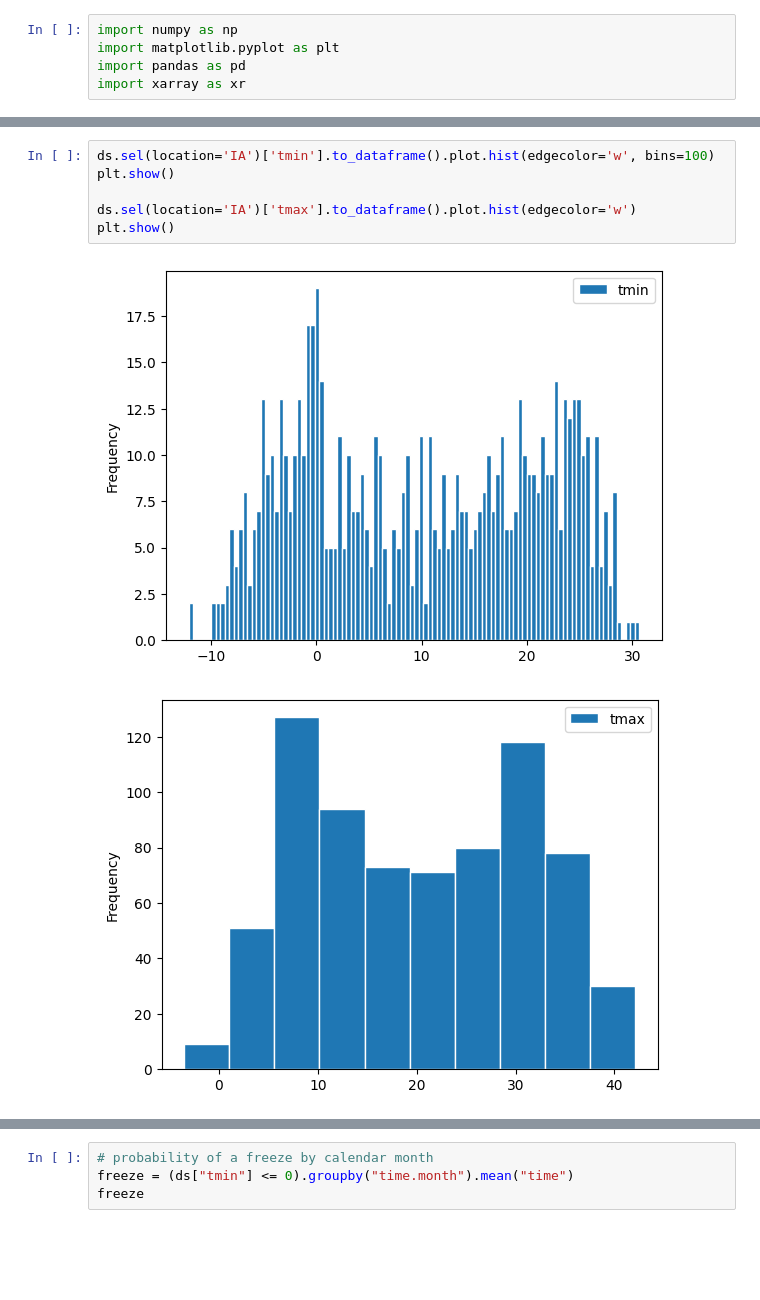
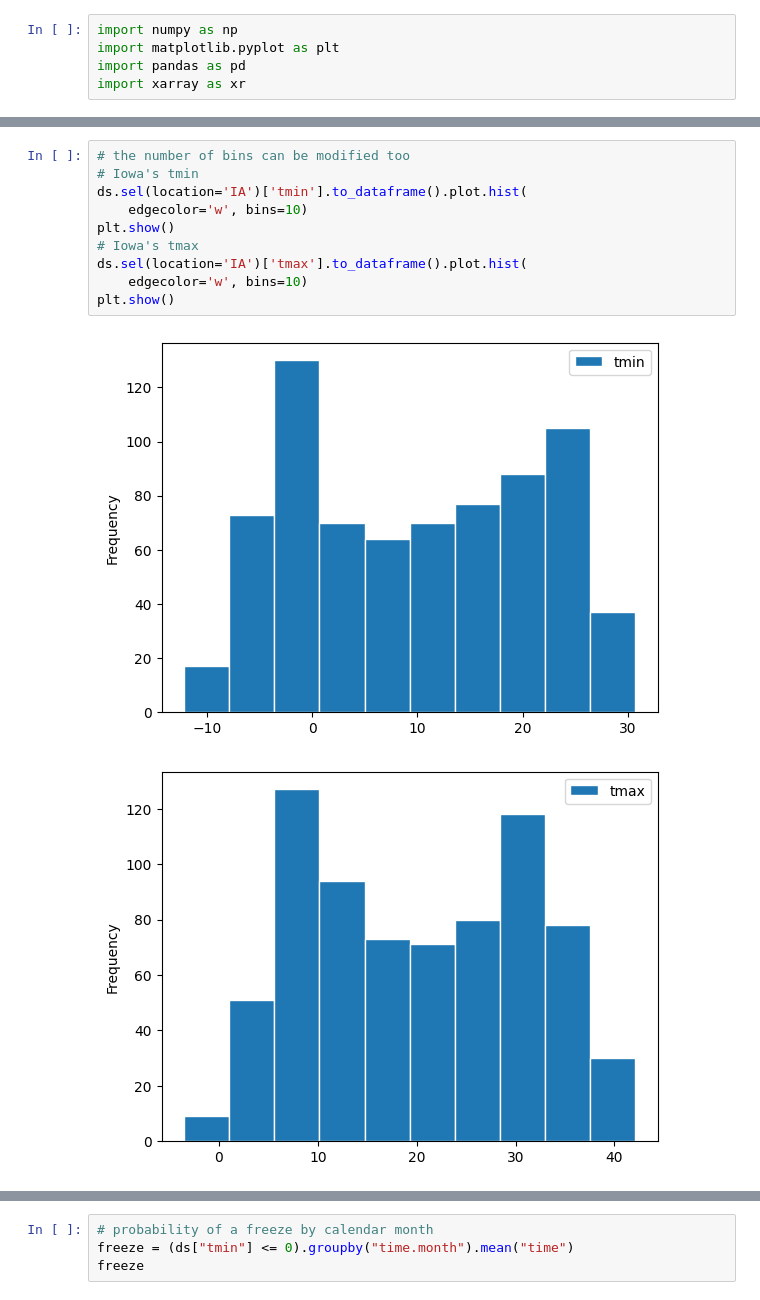
Before and after one commit to mariajmolina/UMDAOSC650, a Jupyter notebook: data_processing.ipynb, the cells around one changed output, grey strips where cells are left out. Saved outputs shown, nothing was run; the diff lists cells and outputs as text; blank space fills up the shorter version.

```diff
--- a/data_processing.ipynb
+++ b/data_processing.ipynb
@@ -119,10 +123,14 @@ ds.sel(location='IA')['tmin'].to_dataframe().plot.hist(edgecolor='w', bins=100)
 # %%
-ds.sel(location='IA')['tmin'].to_dataframe().plot.hist(edgecolor='w', bins=100)
+# the number of bins can be modified too
+# Iowa's tmin
+ds.sel(location='IA')['tmin'].to_dataframe().plot.hist(
+    edgecolor='w', bins=10)
 plt.show()
-
-ds.sel(location='IA')['tmax'].to_dataframe().plot.hist(edgecolor='w')
+# Iowa's tmax
+ds.sel(location='IA')['tmax'].to_dataframe().plot.hist(
+    edgecolor='w', bins=10)
 plt.show()
 # %% [output]
-[figure, old version]
+[figure, new version]
 [figure]
 # %%
```
Also changed, not shown: parts of 87 cells of this notebook.
